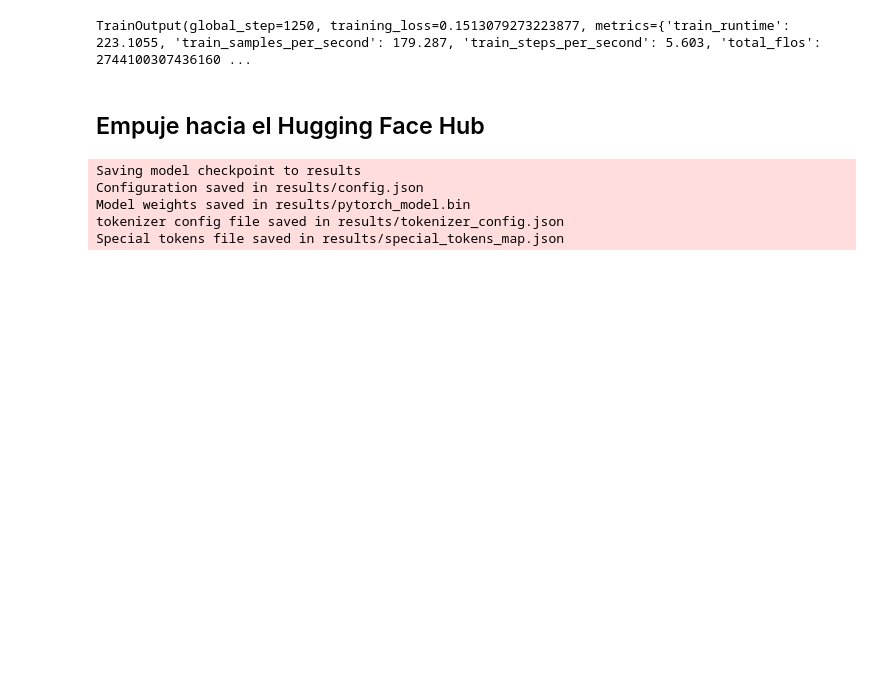
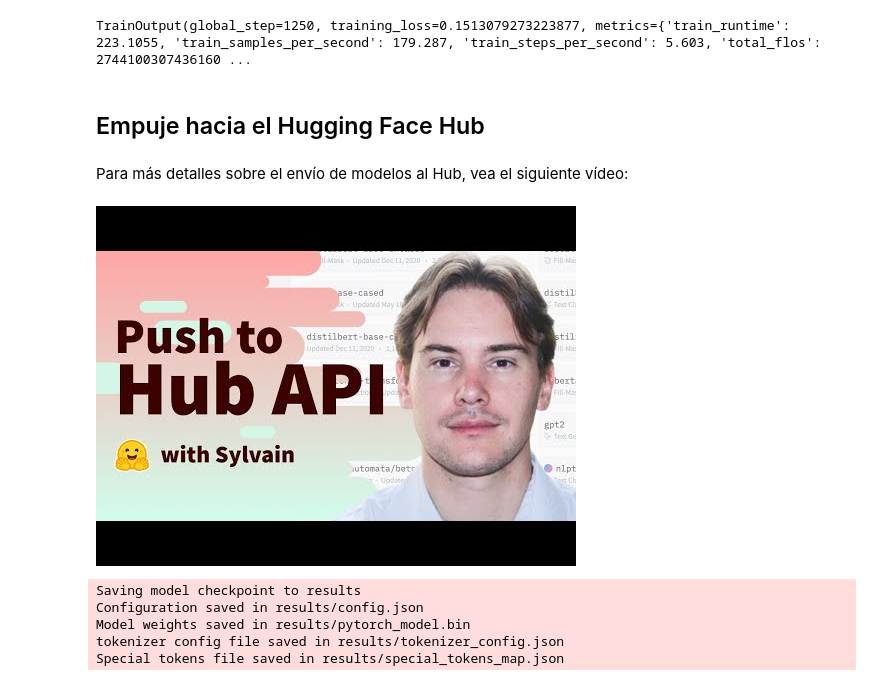
Before and after one commit to somosnlp/nlp-de-cero-a-cien, a Jupyter notebook: 3_transformers_2/clasificacion_de_textos.ipynb, the cells around one changed output. Cells and saved outputs as stored; diff of their text form; code cells hidden in the pictures; blank space fills up the shorter version.

```diff
--- a/3_transformers_2/clasificacion_de_textos.ipynb
+++ b/3_transformers_2/clasificacion_de_textos.ipynb
@@ -358,6 +375,12 @@ Loading best model from results/checkpoint-1250 (score: 0.93075).
 TrainOutput(global_step=1250, training_loss=0.1513079273223877, metrics={'train_runtime': 223.1055, 'train_samples_per_second': 179.287, 'train_steps_per_second': 5.603, 'total_flos': 2744100307436160 ...
 # %% [markdown]
 ## Empuje hacia el Hugging Face Hub
+# %% [markdown]
+Para más detalles sobre el envío de modelos al Hub, vea el siguiente vídeo:
+# %%
+YouTubeVideo("A5IWIxsHLUw", width=600, height=400)
+# %% [output]
+[figure, added]
 # %%
 trainer.push_to_hub()
 # %% [output]
```
Also changed, not shown: parts of 11 cells of this notebook.
